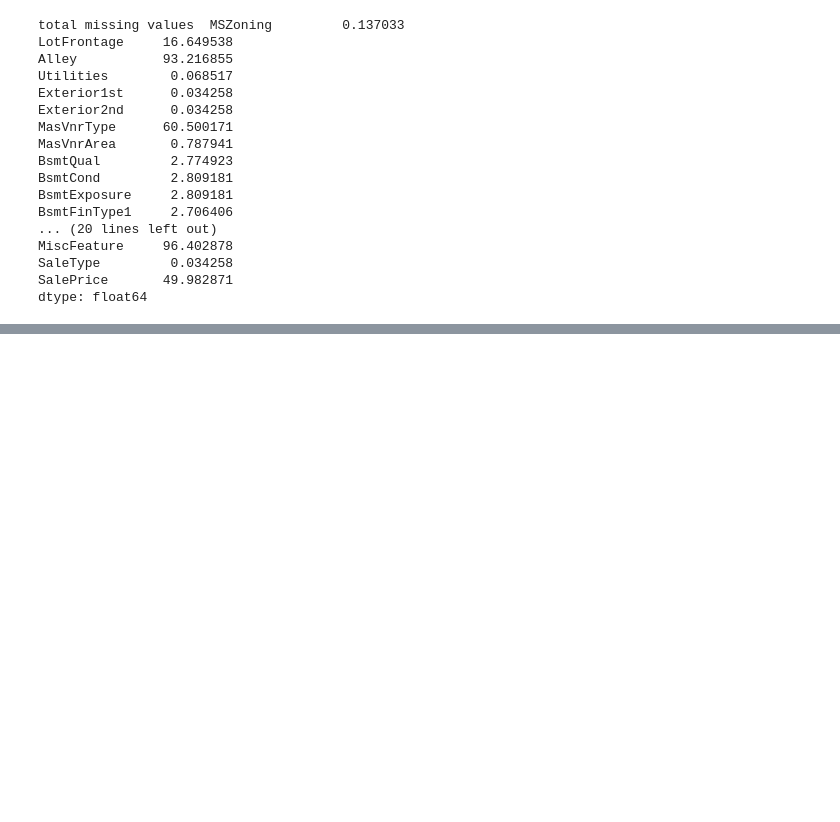
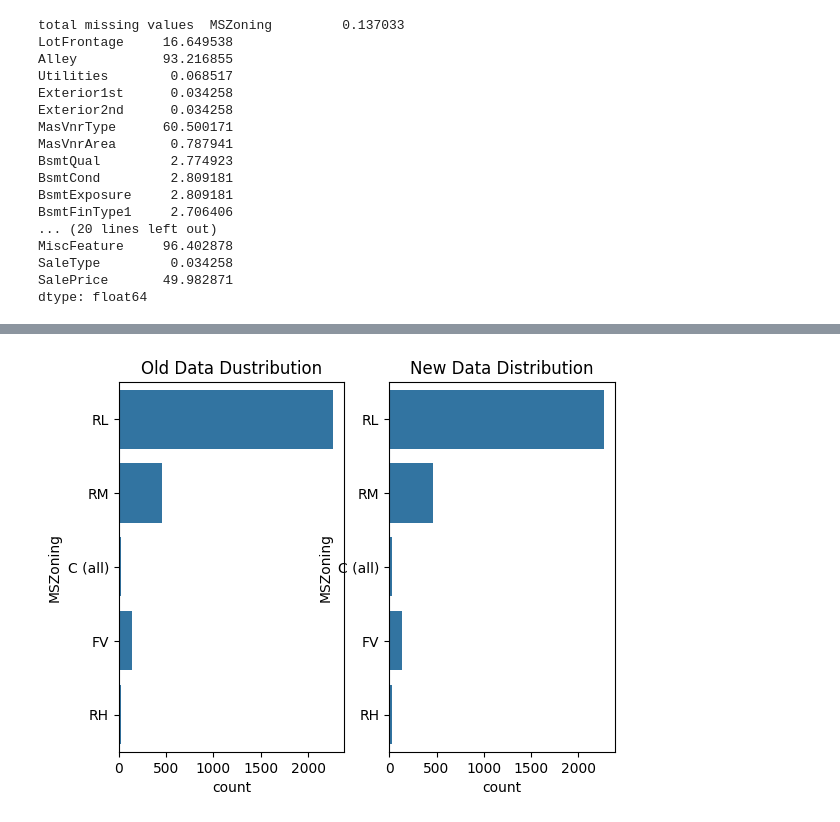
Before and after one commit to rathorebharat937/House_Price_Prediction_Regression_Project, a Jupyter notebook: house_price_prediction_01.ipynb, the cells around one changed output, grey strips where cells are left out. Saved outputs shown, nothing was run; the diff lists cells and outputs as text; code cells hidden in the pictures; blank space fills up the shorter version.

```diff
--- a/house_price_prediction_01.ipynb
+++ b/house_price_prediction_01.ipynb
@@ -387,0 +469,12 @@ dtype: float64
+# %%
+def oldNewCountPlot(df, df_new , feature):
+    plt.subplot(121)
+    sns.countplot(df["MSZoning"])
+    plt.title("Old Data Dustribution")
+    plt.subplot(122)
+    sns.countplot(df_new["MSZoning"])
+    plt.title("New Data Distribution")
+# %%
+oldNewCountPlot(df , df_mvi  , "MSZoning")
+# %% [output]
+[figure, added]
```
Also changed, not shown: parts of 13 cells of this notebook.
